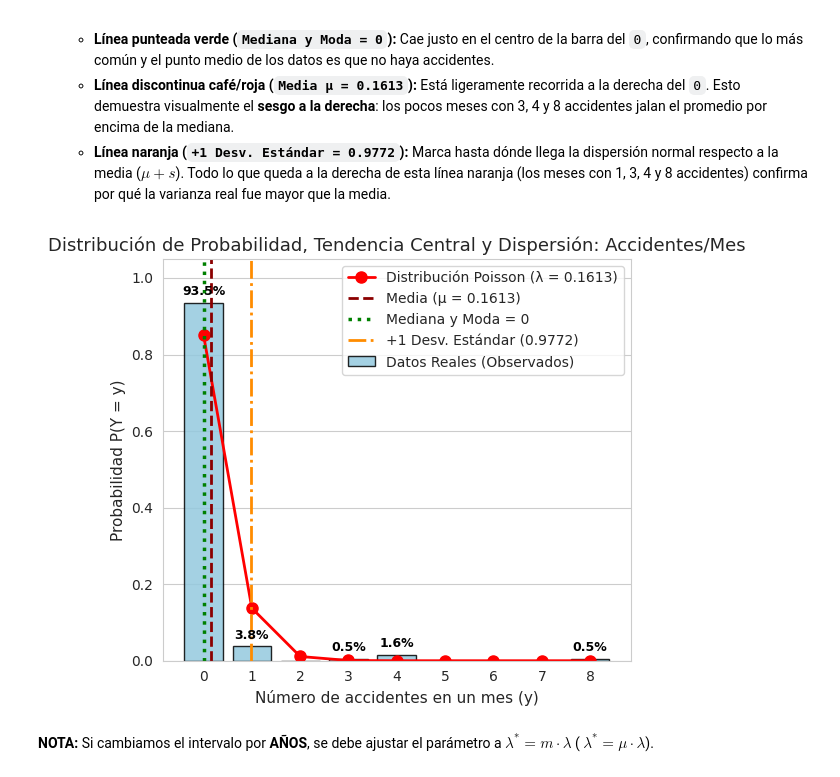
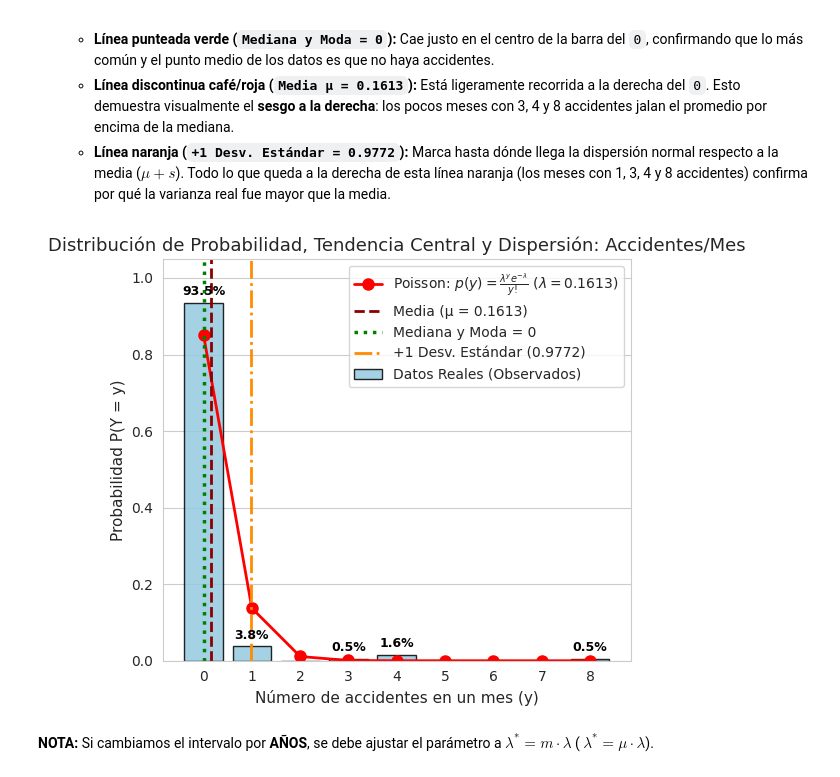
Before and after one commit to lizza-mar/Bonus-2, a Jupyter notebook: Bonus_2.ipynb, the cells around one changed output. Saved outputs shown, nothing was run; the diff lists cells and outputs as text; code cells hidden in the pictures.

```diff
--- a/Bonus_2.ipynb
+++ b/Bonus_2.ipynb
@@ -400,35 +412,36 @@ sns.set_style("whitegrid")
 plt.figure(figsize=(5.5, 5))
 
 # 1. Barras con la probabilidad real (datos observados)
 ax = sns.barplot(x=valores_y, y=prob_observada.values, color='skyblue', edgecolor='black', alpha=0.85, label='Datos Reales (Observados)')
 
 # 2. Curva teórica de Poisson
-plt.plot(valores_y, prob_teorica, color='red', marker='o', linewidth=2, markersize=8, label=f'Distribución Poisson (λ = {media:.4f})')
+plt.plot(valores_y, prob_teorica, color='red', marker='o', linewidth=2, markersize=8,
+         label=rf'Poisson: $p(y) = \frac{{\lambda^y e^{{-\lambda}}}}{{y!}}$ ($\lambda = {media:.4f}$)')
 
 # 3. Líneas verticales de Tendencia Central y Dispersión
 plt.axvline(media, color='darkred', linestyle='--', linewidth=2, label=f'Media (μ = {media:.4f})')
 plt.axvline(mediana, color='green', linestyle=':', linewidth=2.5, label=f'Mediana y Moda = {mediana:.0f}')
 plt.axvline(media + desv_estandar, color='darkorange', linestyle='-.', linewidth=2, label=f'+1 Desv. Estándar ({media + desv_estandar:.4f})')
 
 # 4. Agregar el porcentaje exacto encima de cada barra para facilitar la lectura
 for p in ax.patches:
     altura = p.get_height()
     if altura > 0:
         ax.annotate(f'{altura*100:.1f}%',
                     (p.get_x() + p.get_width() / 2., altura),
                     ha='center', va='bottom', fontsize=9, fontweight='bold', color='black', xytext=(0, 3), textcoords='offset points')
 
 # 5. Títulos y etiquetas
 plt.title('Distribución de Probabilidad, Tendencia Central y Dispersión: Accidentes/Mes', fontsize=13)
 plt.xlabel('Número de accidentes en un mes (y)', fontsize=11)
 plt.ylabel('Probabilidad P(Y = y)', fontsize=11)
 plt.ylim(0, 1.05) # Da margen arriba para que se vea bien el texto de 93.5%
 plt.legend(loc='upper right')
 
 plt.tight_layout()
 plt.show()
 # %% [output]
-[figure, old version]
+[figure, new version]
 # %% [markdown]
 **NOTA:** Si cambiamos el intervalo por **AÑOS**, se debe ajustar el parámetro a $\lambda^* = m \cdot \lambda$ ( $\lambda^* = \mu \cdot \lambda$).
 # %% [markdown]
```
Also changed, not shown: parts of 5 cells of this notebook.
